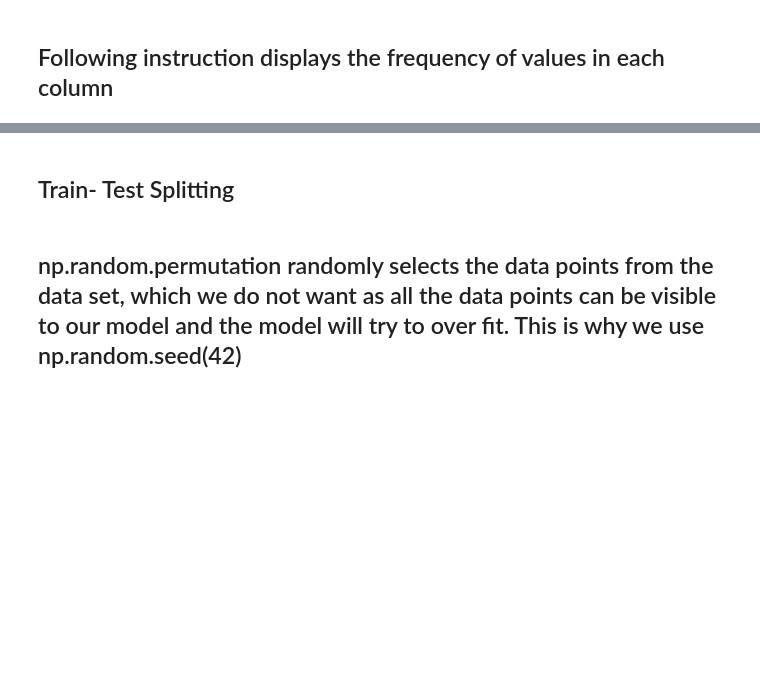
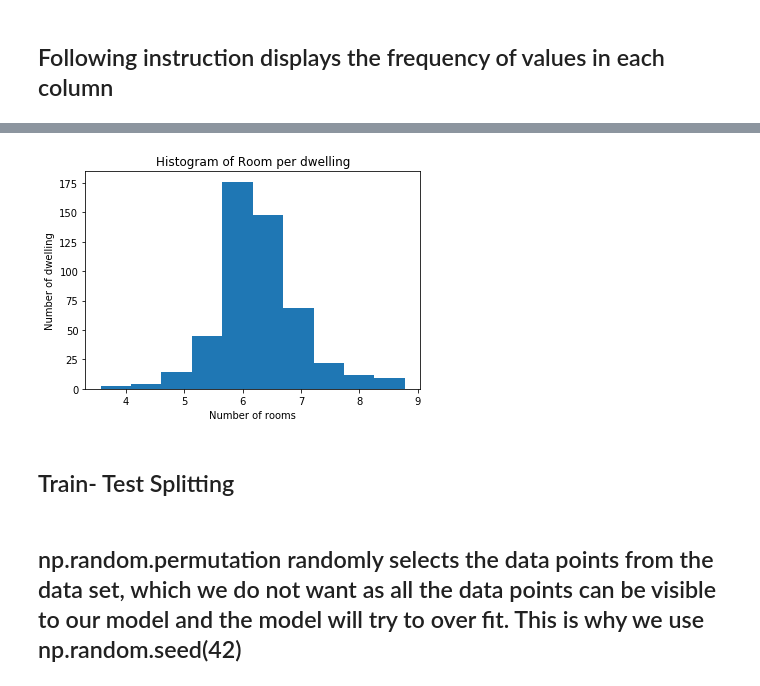
Before and after one commit to Aarushi1212/Real-Estate, a Jupyter notebook: Real Estate.ipynb, the cells around one changed output, grey strips where cells are left out. Cells and saved outputs as stored; diff of their text form; code cells hidden in the pictures; blank space fills up the shorter version.

```diff
--- a/Real Estate.ipynb
+++ b/Real Estate.ipynb
@@ -166,3 +177,13 @@ array([[<matplotlib.axes._subplots.AxesSubplot object at 0x...>,
+# %%
+plt.hist(housing["RM"])
+          #bins = 50,
+          #figsize =(20,15))
+plt.xlabel('Number of rooms')
+plt.ylabel('Number of dwelling')
+plt.title('Histogram of Room per dwelling')
+plt.show()
+# %% [output]
+[figure, added]
 # %% [markdown]
 ## Train- Test Splitting
 # %%
```
Also changed, not shown: parts of 6 cells of this notebook.
